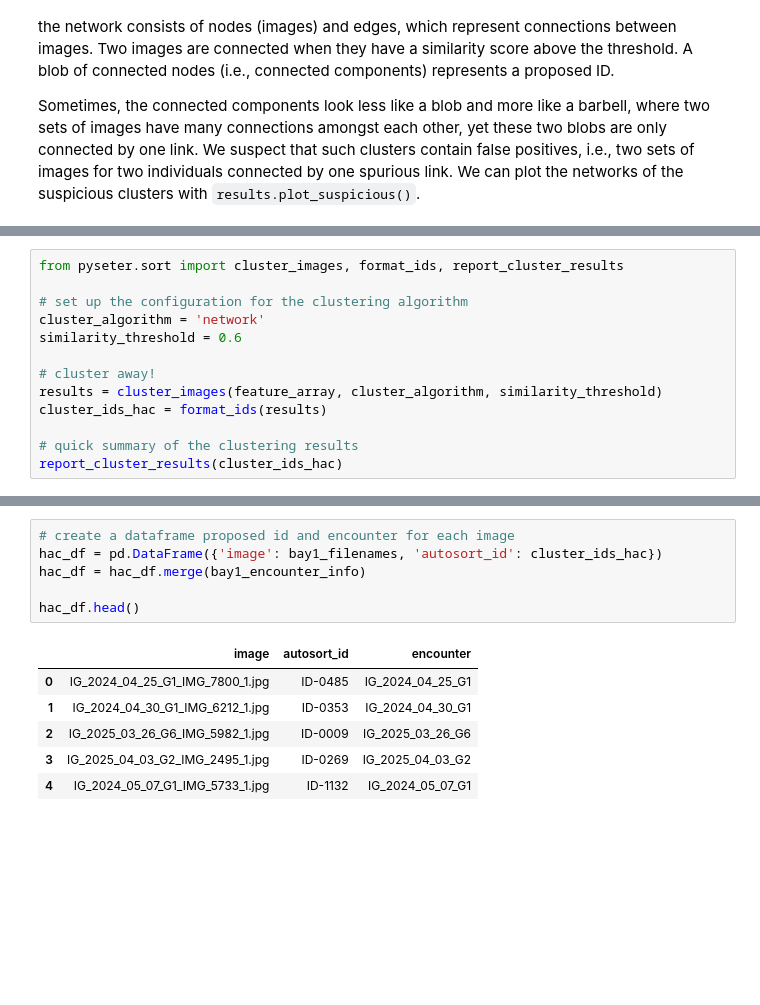
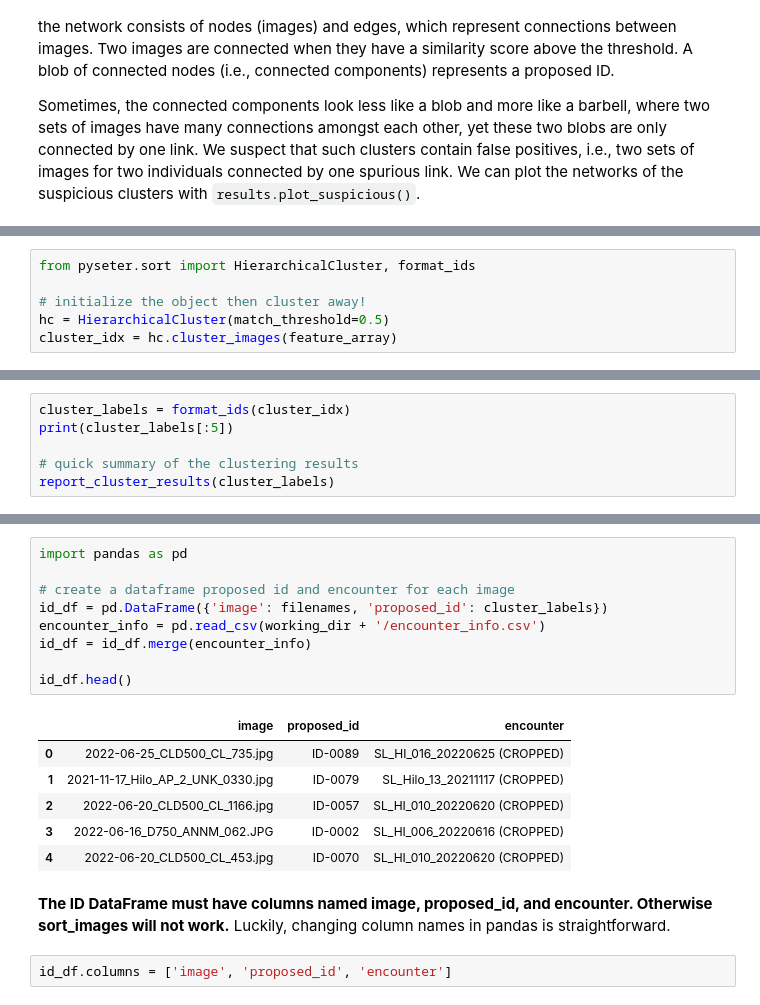
Before and after one commit to philpatton/pyseter, a Jupyter notebook: examples/general-overview.ipynb, the cells around one changed output, grey strips where cells are left out. Cells and saved outputs as stored; diff of their text form; blank space fills up the shorter version.

```diff
--- a/examples/general-overview.ipynb
+++ b/examples/general-overview.ipynb
@@ -206,13 +211,6 @@ The first is the HAC algorithm ([Hierarchical Agglomerative Clustering](https://
 # %%
-from pyseter.sort import cluster_images, format_ids, report_cluster_results
+from pyseter.sort import HierarchicalCluster, format_ids
 
-# set up the configuration for the clustering algorithm
-cluster_algorithm = 'network'
-similarity_threshold = 0.6
-
-# cluster away!
-results = cluster_images(feature_array, cluster_algorithm, similarity_threshold)
-cluster_ids_hac = format_ids(results)
-
-# quick summary of the clustering results
-report_cluster_results(cluster_ids_hac)
+# initialize the object then cluster away!
+hc = HierarchicalCluster(match_threshold=0.5)
+cluster_idx = hc.cluster_images(feature_array)
@@ -228,0 +219,6 @@ Largest cluster has 53 images.
+# %%
+cluster_labels = format_ids(cluster_idx)
+print(cluster_labels[:5])
+
+# quick summary of the clustering results
+report_cluster_results(cluster_labels)
@@ -229,13 +235,20 @@ Largest cluster has 53 images.
 # %%
+import pandas as pd
+
 # create a dataframe proposed id and encounter for each image
-hac_df = pd.DataFrame({'image': bay1_filenames, 'autosort_id': cluster_ids_hac})
-hac_df = hac_df.merge(bay1_encounter_info)
+id_df = pd.DataFrame({'image': filenames, 'proposed_id': cluster_labels})
+encounter_info = pd.read_csv(working_dir + '/encounter_info.csv')
+id_df = id_df.merge(encounter_info)
 
-hac_df.head()
+id_df.head()
 # %% [output]
-|  | image | autosort_id | encounter |
-| 0 | IG_2024_04_25_G1_IMG_7800_1.jpg | ID-0485 | IG_2024_04_25_G1 |
-| 1 | IG_2024_04_30_G1_IMG_6212_1.jpg | ID-0353 | IG_2024_04_30_G1 |
-| 2 | IG_2025_03_26_G6_IMG_5982_1.jpg | ID-0009 | IG_2025_03_26_G6 |
-| 3 | IG_2025_04_03_G2_IMG_2495_1.jpg | ID-0269 | IG_2025_04_03_G2 |
-| 4 | IG_2024_05_07_G1_IMG_5733_1.jpg | ID-1132 | IG_2024_05_07_G1 |
+|  | image | proposed_id | encounter |
+| 0 | 2022-06-25_CLD500_CL_735.jpg | ID-0089 | SL_HI_016_20220625 (CROPPED) |
+| 1 | 2021-11-17_Hilo_AP_2_UNK_0330.jpg | ID-0079 | SL_Hilo_13_20211117 (CROPPED) |
+| 2 | 2022-06-20_CLD500_CL_1166.jpg | ID-0057 | SL_HI_010_20220620 (CROPPED) |
+| 3 | 2022-06-16_D750_ANNM_062.JPG | ID-0002 | SL_HI_006_20220616 (CROPPED) |
+| 4 | 2022-06-20_CLD500_CL_453.jpg | ID-0070 | SL_HI_010_20220620 (CROPPED) |
+# %% [markdown]
+**The ID DataFrame must have columns named image, proposed_id, and encounter. Otherwise sort_images will not work.** Luckily, changing column names in pandas is straightforward.
+# %%
+id_df.columns = ['image', 'proposed_id', 'encounter']
```
Also changed, not shown: parts of 19 cells of this notebook, 1 other file.
